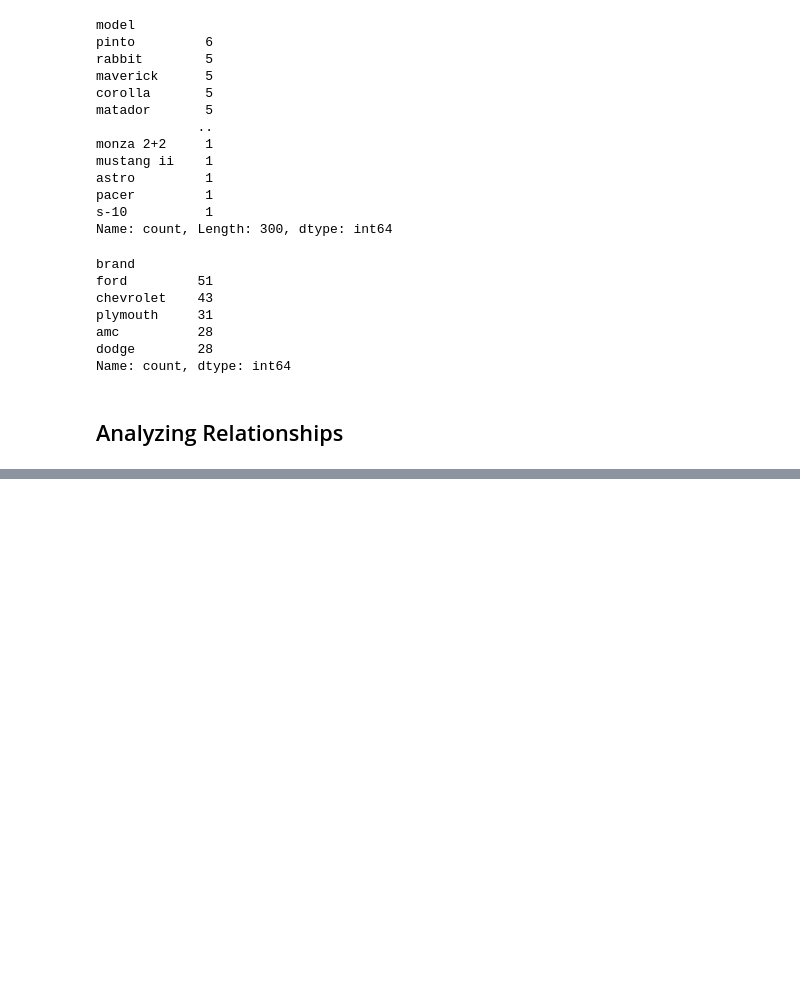
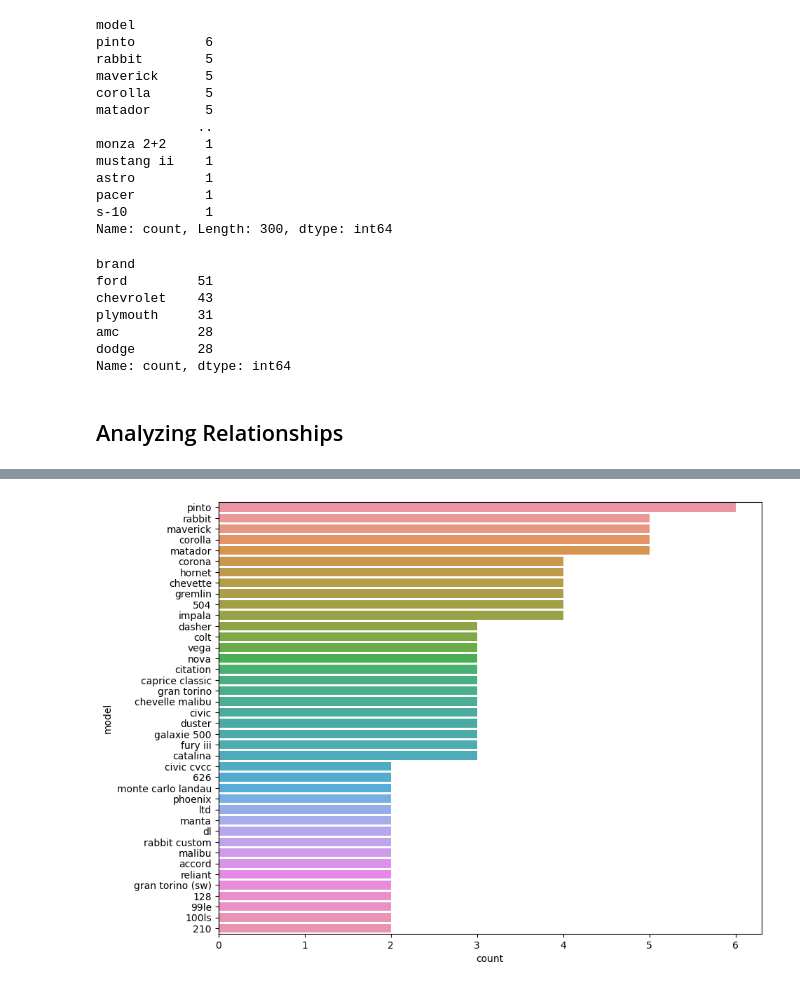
Before and after one commit to ayberkozcan/regression-exercises, a Jupyter notebook: Analyzing Vehicle Fuel Consumption/analyzing_vehicle_fuel_consumption.ipynb, the cells around one changed output, grey strips where cells are left out. Drawn from its saved outputs; the diff is of its cells as text; code cells hidden in the pictures; blank space fills up the shorter version.

```diff
--- a/Analyzing Vehicle Fuel Consumption/analyzing_vehicle_fuel_consumption.ipynb
+++ b/Analyzing Vehicle Fuel Consumption/analyzing_vehicle_fuel_consumption.ipynb
@@ -226,0 +254,6 @@ Name: count, dtype: int64
+# %%
+plt.figure(figsize=(10, 8))
+sns.countplot(y="model", data=df, order=df["model"].value_counts().nlargest(40).index)
+plt.show()
+# %% [output]
+[figure, added]
```
Also changed, not shown: parts of 10 cells of this notebook.
